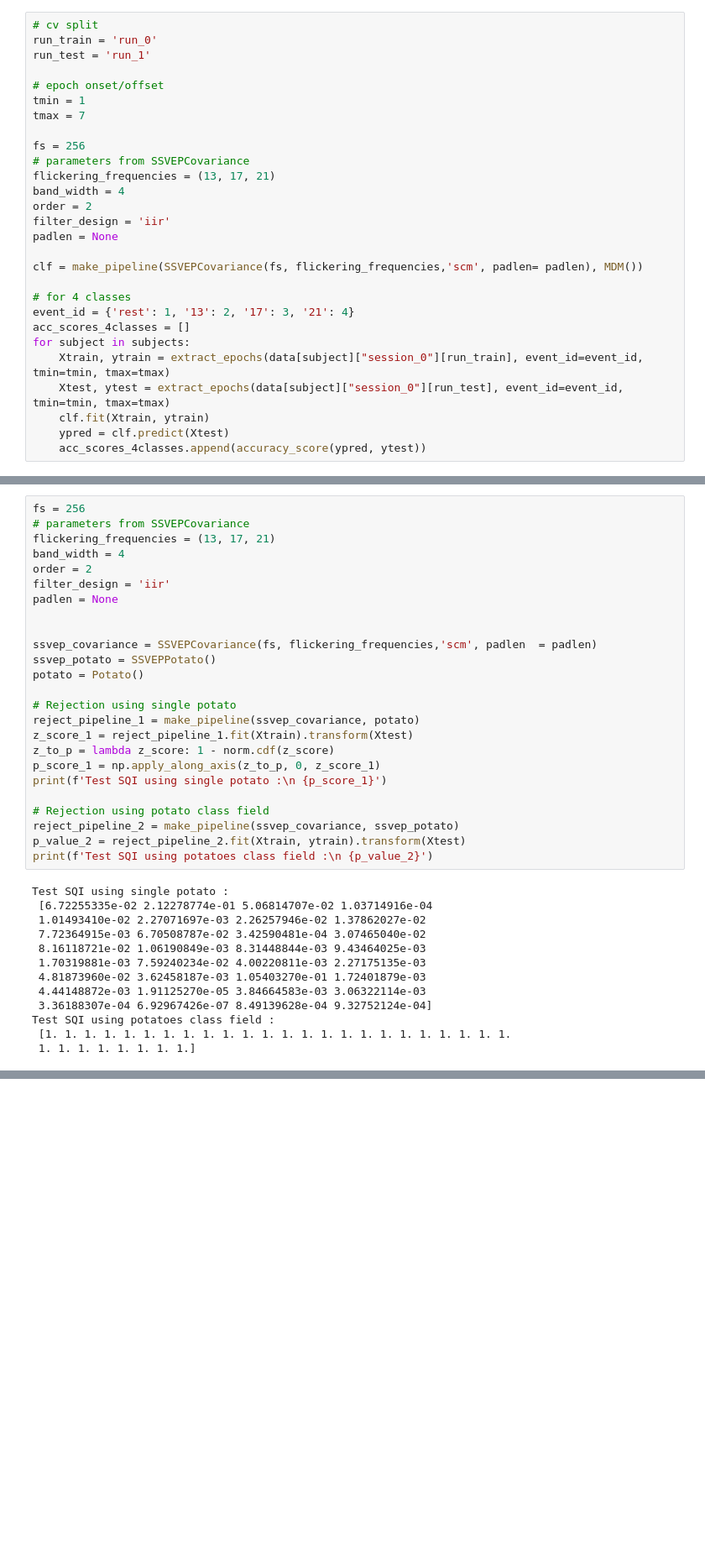
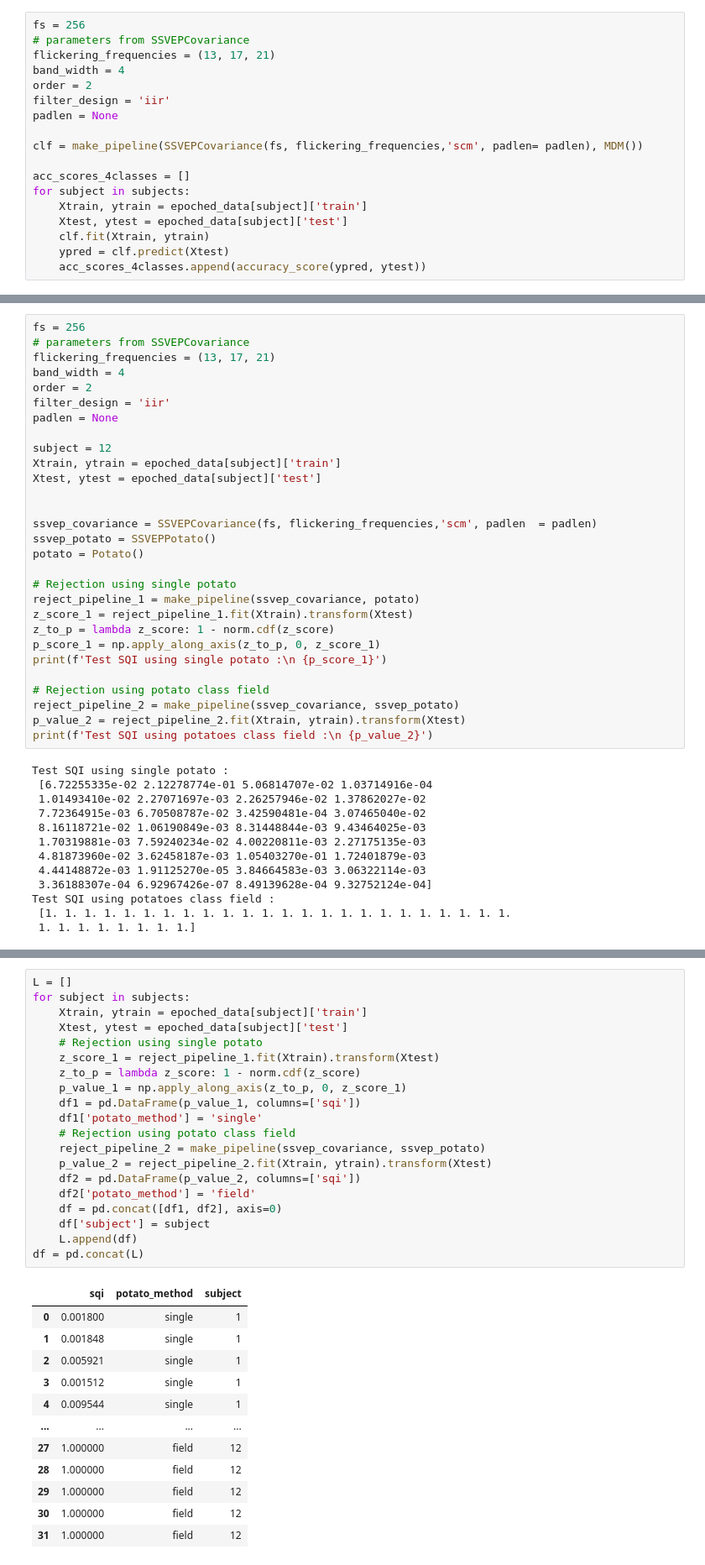
Before and after one commit to bertrandlalo/backpack_notebooks, a Jupyter notebook: eeg_ssvep_homework/estimators_examples.ipynb, the cells around one changed output, grey strips where cells are left out. Shown at 84% size. Saved outputs shown, nothing was run; the diff lists cells and outputs as text; blank space fills up the shorter version.

```diff
--- a/eeg_ssvep_homework/estimators_examples.ipynb
+++ b/eeg_ssvep_homework/estimators_examples.ipynb
@@ -46,14 +64,6 @@ Found class {'13', 'rest', '17', '21'}
 # %% [markdown]
 ## Classification: SSVEPCovariance + MDM
 # %%
-# cv split
-run_train = 'run_0'
-run_test = 'run_1'
-
-# epoch onset/offset
-tmin = 1
-tmax = 7
-
 fs = 256
 # parameters from SSVEPCovariance
 flickering_frequencies = (13, 17, 21)
@@ -64,12 +74,10 @@ padlen = None
 
 clf = make_pipeline(SSVEPCovariance(fs, flickering_frequencies,'scm', padlen= padlen), MDM())
 
-# for 4 classes
-event_id = {'rest': 1, '13': 2, '17': 3, '21': 4}
 acc_scores_4classes = []
 for subject in subjects:
-    Xtrain, ytrain = extract_epochs(data[subject]["session_0"][run_train], event_id=event_id, tmin=tmin, tmax=tmax)
-    Xtest, ytest = extract_epochs(data[subject]["session_0"][run_test], event_id=event_id, tmin=tmin, tmax=tmax)
+    Xtrain, ytrain = epoched_data[subject]['train']
+    Xtest, ytest = epoched_data[subject]['test']
     clf.fit(Xtrain, ytrain)
     ypred = clf.predict(Xtest)
     acc_scores_4classes.append(accuracy_score(ypred, ytest))
@@ -114,6 +109,10 @@ band_width = 4
 order = 2
 filter_design = 'iir'
 padlen = None
+
+subject = 12
+Xtrain, ytrain = epoched_data[subject]['train']
+Xtest, ytest = epoched_data[subject]['test']
 
 
 ssvep_covariance = SSVEPCovariance(fs, flickering_frequencies,'scm', padlen  = padlen)
@@ -146,0 +148,33 @@ Test SQI using potatoes class field :
+# %%
+L = []
+for subject in subjects:
+    Xtrain, ytrain = epoched_data[subject]['train']
+    Xtest, ytest = epoched_data[subject]['test']
+    # Rejection using single potato
+    z_score_1 = reject_pipeline_1.fit(Xtrain).transform(Xtest)
+    z_to_p = lambda z_score: 1 - norm.cdf(z_score)
+    p_value_1 = np.apply_along_axis(z_to_p, 0, z_score_1)
+    df1 = pd.DataFrame(p_value_1, columns=['sqi'])
+    df1['potato_method'] = 'single'
+    # Rejection using potato class field
+    reject_pipeline_2 = make_pipeline(ssvep_covariance, ssvep_potato)
+    p_value_2 = reject_pipeline_2.fit(Xtrain, ytrain).transform(Xtest)
+    df2 = pd.DataFrame(p_value_2, columns=['sqi'])
+    df2['potato_method'] = 'field'
+    df = pd.concat([df1, df2], axis=0)
+    df['subject'] = subject
+    L.append(df)
+df = pd.concat(L)
+# %% [output]
+|  | sqi | potato_method | subject |
+| 0 | 0.001800 | single | 1 |
+| 1 | 0.001848 | single | 1 |
+| 2 | 0.005921 | single | 1 |
+| 3 | 0.001512 | single | 1 |
+| 4 | 0.009544 | single | 1 |
+| ... | ... | ... | ... |
+| 27 | 1.000000 | field | 12 |
+| 28 | 1.000000 | field | 12 |
+| 29 | 1.000000 | field | 12 |
+| 30 | 1.000000 | field | 12 |
+| 31 | 1.000000 | field | 12 |
```
Also changed, not shown: parts of 7 cells of this notebook.
